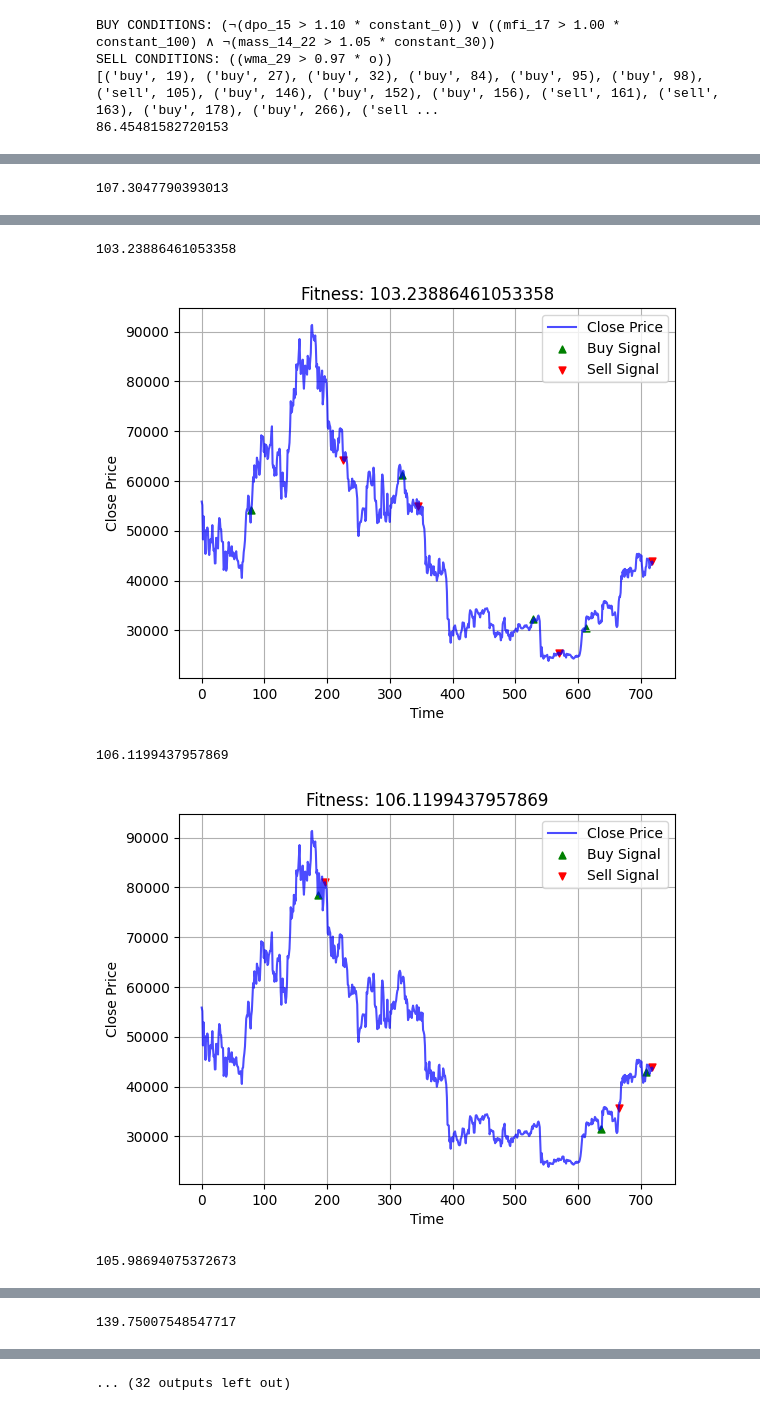
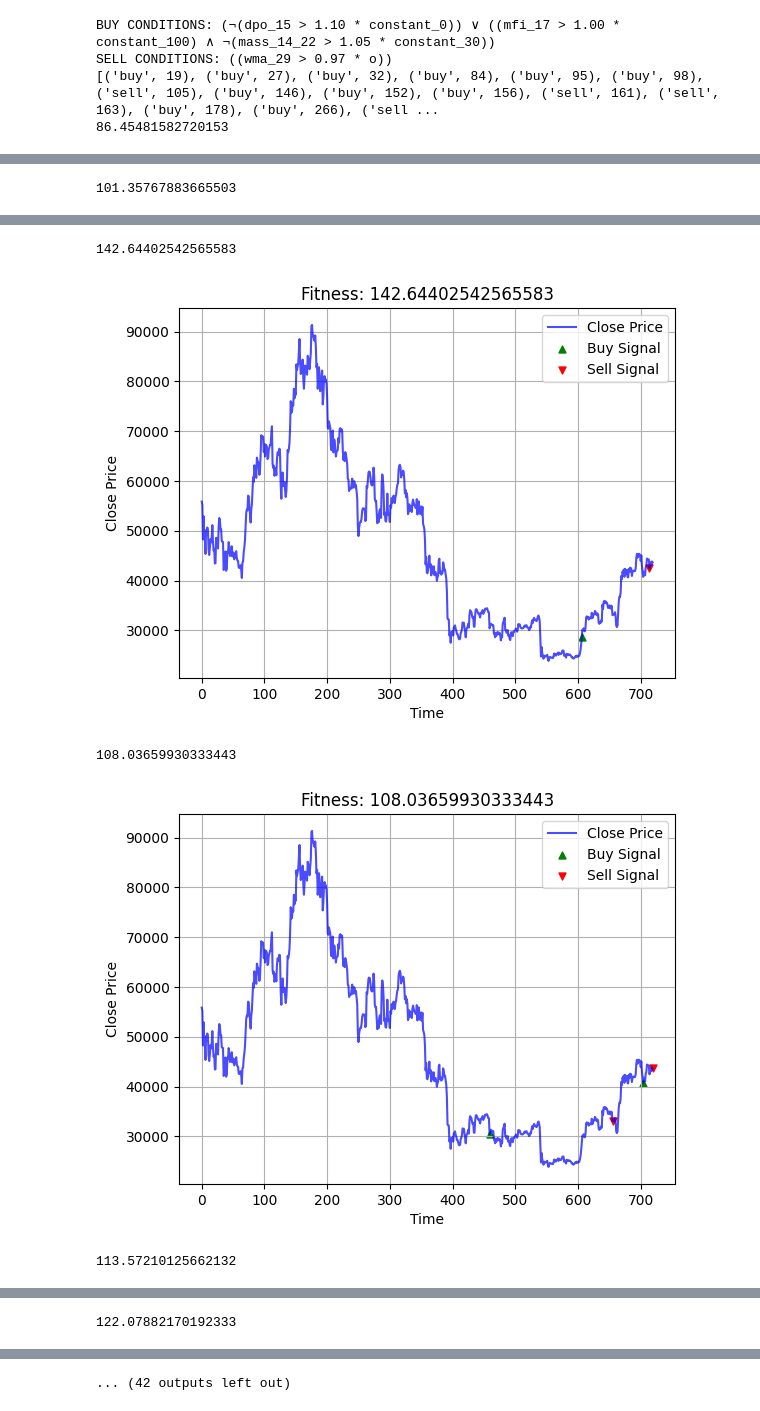
Before and after one commit to kanealex/GA-BTC-Trading, a Jupyter notebook: NewAlgorithmQuestionable.ipynb, the cells around one changed output, grey strips where cells are left out. Saved outputs shown, nothing was run; the diff lists cells and outputs as text; code cells hidden in the pictures.

```diff
--- a/NewAlgorithmQuestionable.ipynb
+++ b/NewAlgorithmQuestionable.ipynb
@@ -763,7 +762,7 @@ KeyboardInterrupt:
 toBeOptimizedFurtherGenes = copy.deepcopy(goodGeneList)
 
 for x in toBeOptimizedFurtherGenes:
-    optimization = Optimization(population_size=200, generations=30, ohlcv_data=ohlcv_data, gene=x, to_day=200)
+    optimization = Optimization(population_size=200, generations=20, ohlcv_data=ohlcv_data, gene=x, to_day=200)
     best_genome = optimization.train()
     x.update_weights(best_genome.genes)
     positions, fiat_money, btc_money = trading_bot(x, ohlcv_data, from_day=200, to_day=719)
@@ -775,0 +791,17 @@ AttributeError: 'DataFrame' object has no attribute 'rsi_27'
+# %%
+goodgenecount=0
+optimizedcount=0
+
+for i, _ in enumerate(goodGeneList):
+    positions, good_fiat_money, btc_money = trading_bot(goodGeneList[i], ohlcv_data, from_day=200, to_day=719)
+    positions, optimized_fiat_money, btc_money = trading_bot(toBeOptimizedFurtherGenes[i], ohlcv_data, from_day=200, to_day=719)
+
+    if good_fiat_money > optimized_fiat_money:
+        print(f"goodGeneList[{i}] has the better performing gene with a fiat_money value of {good_fiat_money}")
+        goodgenecount +=1
+    else:
+        print(f"toBeOptimizedFurtherGenes[{i}] has the better performing gene with a fiat_money value of {optimized_fiat_money}")
+        optimizedcount +=1
+
+print(f"goodGeneList has {goodgenecount} better performing genes.")
+print(f"toBeOptimizedFurtherGenes has {optimizedcount} better performing genes.")
@@ -816,8 +866,8 @@ def numberOfEvents(positions):
         return positions
     return trimmed
 
-for gene in goodGeneList:
-    positions, fiat_money, btc_money = trading_bot(gene, ohlcv_data, from_day=0, to_day=719)
+for gene in toBeOptimizedFurtherGenes:
+    positions, fiat_money, btc_money = trading_bot(gene, ohlcv_data, from_day=200, to_day=719)
     #print(positions)
     positions = numberOfEvents(positions)
 
@@ -861 +911 @@ for gene in goodGeneList:
-107.3047790393013
+101.35767883665503
@@ -863,5 +913,5 @@ for gene in goodGeneList:
-103.23886461053358
+142.64402542565583
-[figure, old version]
+[figure, new version]
-106.1199437957869
+108.03659930333443
-[figure, old version]
+[figure, new version]
-105.98694075372673
+113.57210125662132
@@ -869 +919 @@ for gene in goodGeneList:
-139.75007548547717
+122.07882170192333
@@ -871 +921 @@ for gene in goodGeneList:
-... (32 outputs left out)
+... (42 outputs left out)
```
Also changed, not shown: parts of 5 cells of this notebook.
